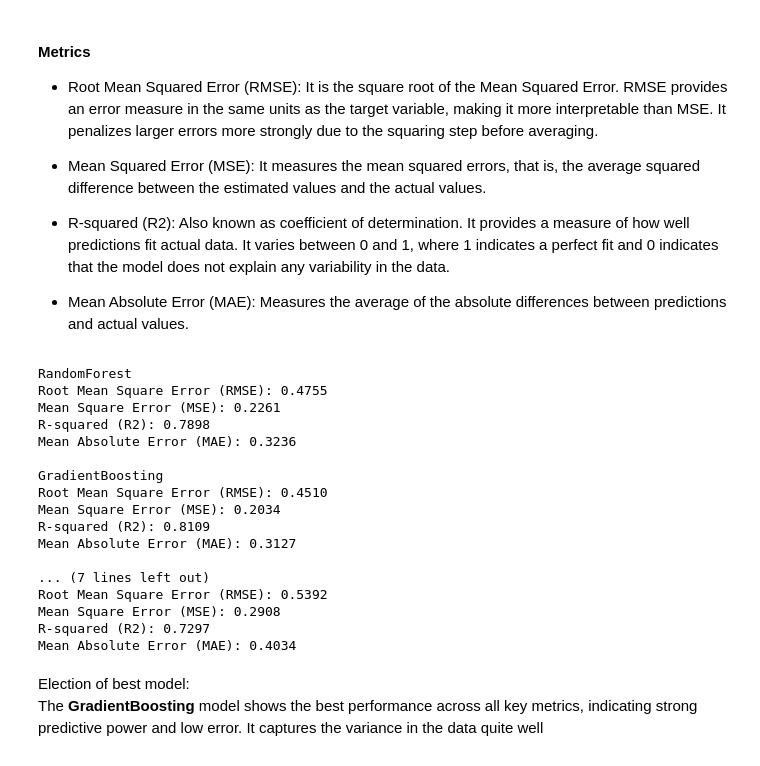
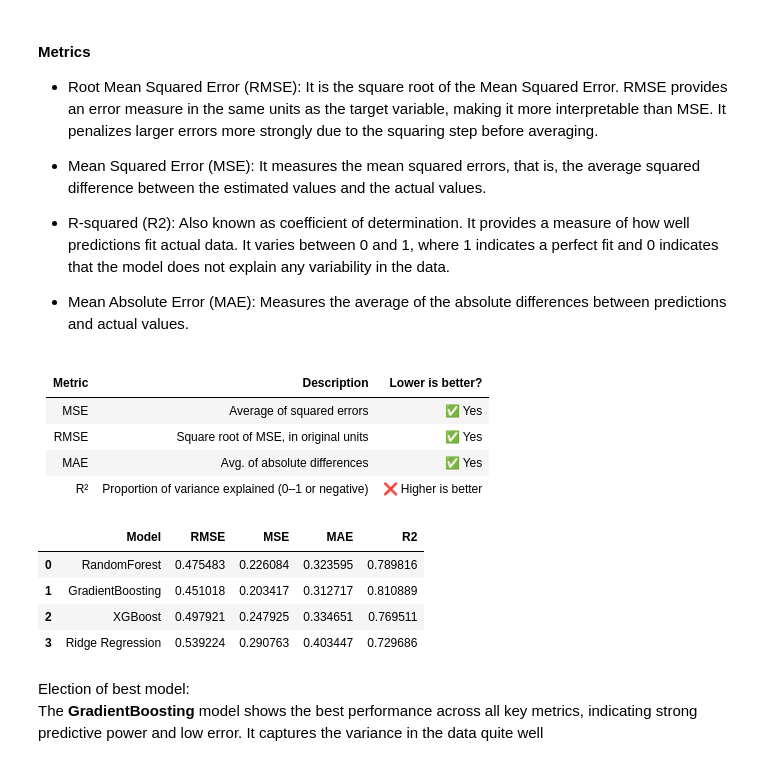
Before and after one commit to jorge-hoyos-a/technical-test-ds-argos, a Jupyter notebook: code/concrete_28_days_prediction_model.ipynb, the cells around one changed output. Saved outputs shown, nothing was run; the diff lists cells and outputs as text; code cells hidden in the pictures.

```diff
--- a/code/concrete_28_days_prediction_model.ipynb
+++ b/code/concrete_28_days_prediction_model.ipynb
@@ -85,6 +84,13 @@ Dimensions of validation dataset (X_val: (63, 7), y_val: (63,))
 - R-squared (R2): Also known as coefficient of determination. It provides a measure of how well predictions fit actual data. It varies between 0 and 1, where 1 indicates a perfect fit and 0 indicates that the model does not explain any variability in the data.
 
 - Mean Absolute Error (MAE): Measures the average of the absolute differences between predictions and actual values.
+# %% [markdown]
+| Metric | Description | Lower is better? |
+| ---- | ---- | ---- |
+| MSE | Average of squared errors | ✅ Yes |
+| RMSE | Square root of MSE, in original units | ✅ Yes |
+| MAE | Avg. of absolute differences| ✅ Yes |
+| R² | Proportion of variance explained (0–1 or negative) | ❌ Higher is better |
 # %%
 regression_models = {
     "RandomForest": RandomForestRegressor(random_state=42),
@@ -93,28 +99,28 @@ regression_models = {
     "Ridge Regression": Ridge(random_state=42)
 }
 # %%
+metric_results = []
+
 for name, regressor in regression_models.items():
     regressor.fit(X_train, y_train)
     y_pred = regressor.predict(X_test)
-    print(f"{name} \nRoot Mean Square Error (RMSE): {root_mean_squared_error(y_test, y_pred):.4f} \nMean Square Error (MSE): {mean_squared_error(y_test, y_pred):.4f} \nR-squared (R2): {r2_score(y_test, y_pred):.4f} \nMean Absolute Error (MAE): {mean_absolute_error(y_test, y_pred):.4f}\n")
+
+    metric_results.append({
+            'Model': name,
+            'RMSE': root_mean_squared_error(y_test, y_pred),
+            'MSE': mean_squared_error(y_test, y_pred),
+            'MAE': mean_absolute_error(y_test, y_pred),
+            'R2': r2_score(y_test, y_pred),
+    })
+
+df_results = pd.DataFrame(metric_results)
+df_results
 # %% [output]
-RandomForest
-Root Mean Square Error (RMSE): 0.4755
-Mean Square Error (MSE): 0.2261
-R-squared (R2): 0.7898
-Mean Absolute Error (MAE): 0.3236
-
-GradientBoosting
-Root Mean Square Error (RMSE): 0.4510
-Mean Square Error (MSE): 0.2034
-R-squared (R2): 0.8109
-Mean Absolute Error (MAE): 0.3127
-
-... (7 lines left out)
-Root Mean Square Error (RMSE): 0.5392
-Mean Square Error (MSE): 0.2908
-R-squared (R2): 0.7297
-Mean Absolute Error (MAE): 0.4034
+|  | Model | RMSE | MSE | MAE | R2 |
+| 0 | RandomForest | 0.475483 | 0.226084 | 0.323595 | 0.789816 |
+| 1 | GradientBoosting | 0.451018 | 0.203417 | 0.312717 | 0.810889 |
+| 2 | XGBoost | 0.497921 | 0.247925 | 0.334651 | 0.769511 |
+| 3 | Ridge Regression | 0.539224 | 0.290763 | 0.403447 | 0.729686 |
 # %% [markdown]
 Election of best model:<br>
 The **GradientBoosting** model shows the best performance across all key metrics, indicating strong predictive power and low error. It captures the variance in the data quite well
```
Also changed, not shown: parts of 3 cells of this notebook, 3 other files.
